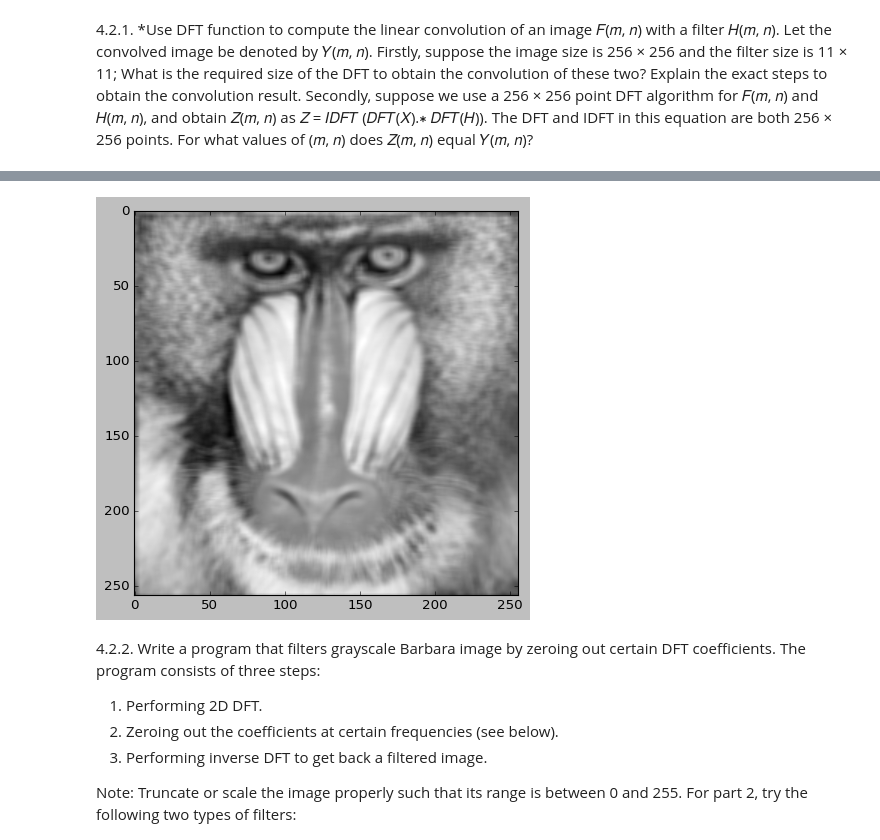
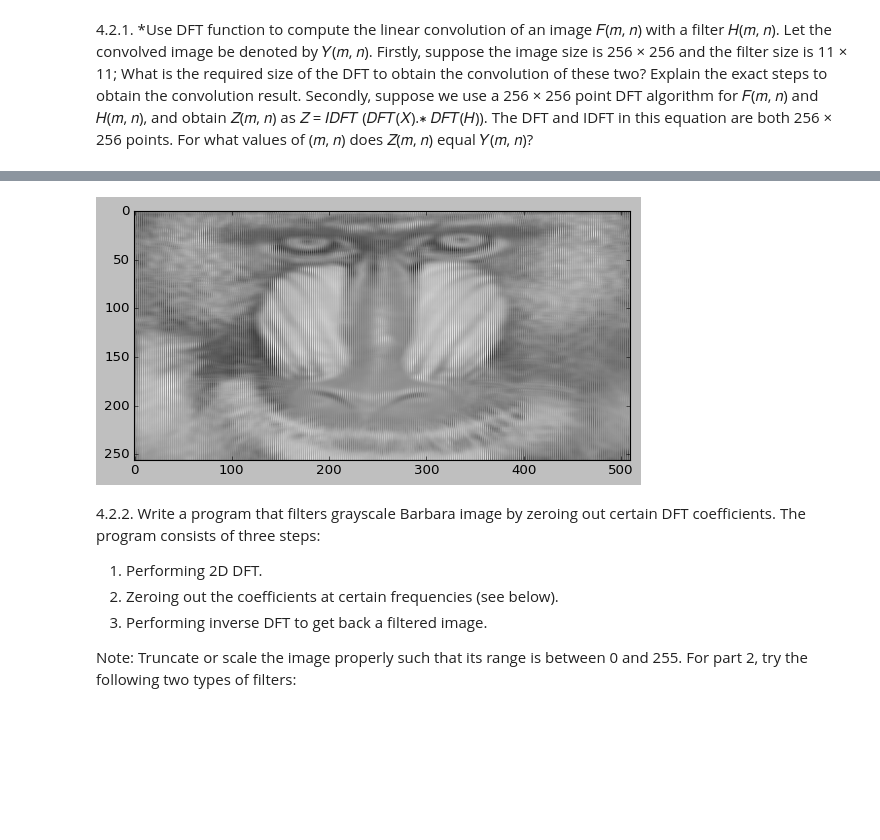
Before and after one commit to TahaTabatabaei/computer-vision, a Jupyter notebook: hw4/main.ipynb, the cells around one changed output, grey strips where cells are left out. Cells and saved outputs as stored; diff of their text form; code cells hidden in the pictures; blank space fills up the shorter version.

```diff
--- a/hw4/main.ipynb
+++ b/hw4/main.ipynb
@@ -82,31 +82,31 @@ plt.imsave('baboon1.jpg',baboon1,cmap='gray')
 # %%
 f_size = 5
 
 lcm = 256
 
 baboon = cv2.imread('Baboon.bmp',cv2.IMREAD_GRAYSCALE)
 baboon = cv2.resize(baboon,(256,256),interpolation=cv2.INTER_AREA)
 
 filter = np.full((f_size,f_size),1/(f_size*f_size))
 
 filter_pad = np.pad(filter,(0,lcm-filter.shape[0]),'constant',constant_values=0 )
 
 bab_dft = np.fft.fft2(baboon)
 
 filter_dft = np.fft.fft2(filter_pad)
 
 convolved = np.multiply(bab_dft,filter_dft)
 
 idft = np.fft.irfft2(convolved)
 
-baboon2 = idft.copy()[0:256,0:512]
+# baboon2 = idft.copy()[0:256,0:512]
 
-baboon2 = cv2.resize(baboon2,(256,256),interpolation=cv2.INTER_AREA)
+# baboon2 = cv2.resize(baboon2,(256,256),interpolation=cv2.INTER_AREA)
 
-plt.imshow(baboon2,cmap='gray')
-plt.imsave('baboon2.jpg',baboon2,cmap='gray')
+plt.imshow(idft,cmap='gray')
+plt.imsave('baboon2.jpg',idft,cmap='gray')
 # %% [output]
-[figure, old version]
+[figure, new version]
 # %% [markdown]
 4.2.2. Write a program that filters grayscale Barbara image by zeroing out certain DFT coefficients.
 The program consists of three steps:
```
Also changed, not shown: parts of 1 cell of this notebook, 2 other files.
